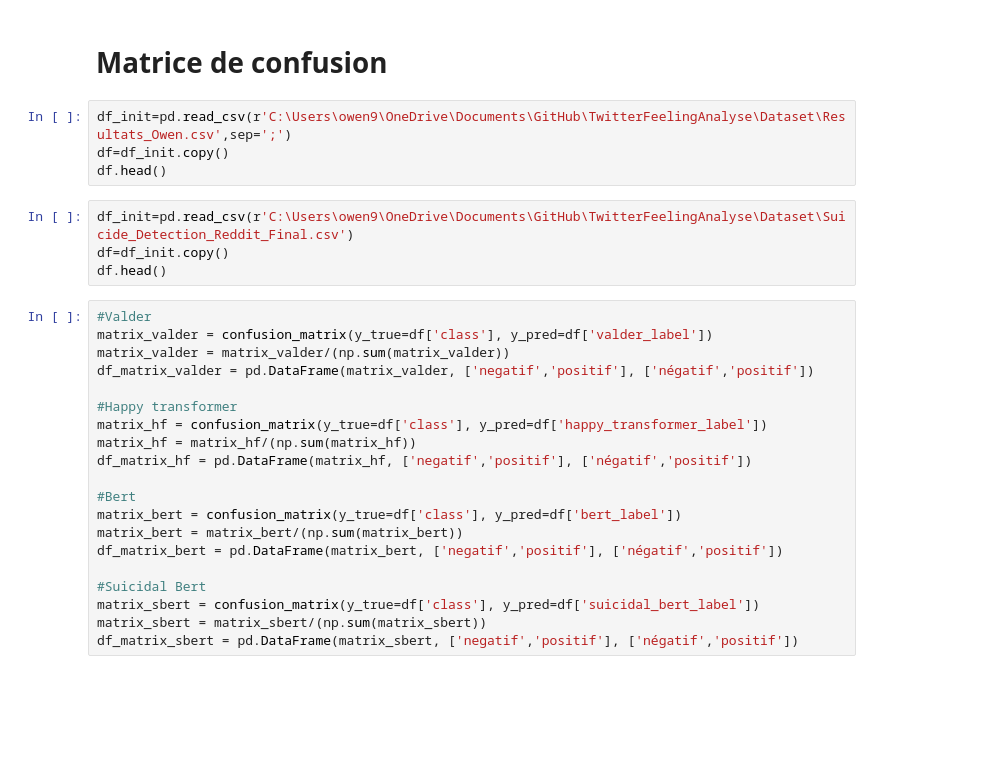
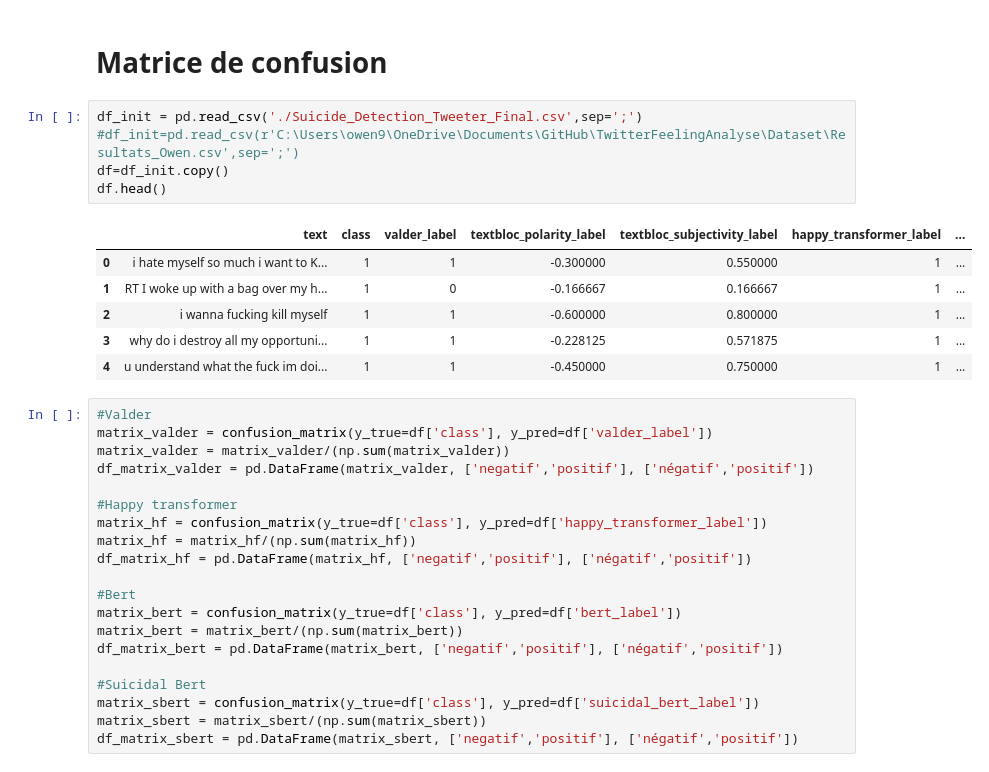
Before and after one commit to Pierre-Portfolio/TwitterFeelingAnalyse, a Jupyter notebook: Livrables/Code/Pierre.ipynb, the cells around one changed output. Drawn from its saved outputs; the diff is of its cells as text; blank space fills up the shorter version.

```diff
--- a/Livrables/Code/Pierre.ipynb
+++ b/Livrables/Code/Pierre.ipynb
@@ -272,13 +352,17 @@ ResultDf
 # %% [markdown]
 # Matrice de confusion
 # %%
-df_init=pd.read_csv(r'C:\Users\owen9\OneDrive\Documents\GitHub\TwitterFeelingAnalyse\Dataset\Resultats_Owen.csv',sep=';')
+df_init = pd.read_csv('./Suicide_Detection_Tweeter_Final.csv',sep=';')
+#df_init=pd.read_csv(r'C:\Users\owen9\OneDrive\Documents\GitHub\TwitterFeelingAnalyse\Dataset\Resultats_Owen.csv',sep=';')
 df=df_init.copy()
 df.head()
+# %% [output]
+|  | text | class | valder_label | textbloc_polarity_label | textbloc_subjectivity_label | happy_transformer_label | ... |
+| 0 | i hate myself so much i want to K... | 1 | 1 | -0.300000 | 0.550000 | 1 | ... |
+| 1 | RT I woke up with a bag over my h... | 1 | 0 | -0.166667 | 0.166667 | 1 | ... |
+| 2 | i wanna fucking kill myself | 1 | 1 | -0.600000 | 0.800000 | 1 | ... |
+| 3 | why do i destroy all my opportuni... | 1 | 1 | -0.228125 | 0.571875 | 1 | ... |
+| 4 | u understand what the fuck im doi... | 1 | 1 | -0.450000 | 0.750000 | 1 | ... |
-# %%
-df_init=pd.read_csv(r'C:\Users\owen9\OneDrive\Documents\GitHub\TwitterFeelingAnalyse\Dataset\Suicide_Detection_Reddit_Final.csv')
-df=df_init.copy()
-df.head()
 # %%
 #Valder
 matrix_valder = confusion_matrix(y_true=df['class'], y_pred=df['valder_label'])
```
Also changed, not shown: parts of 11 cells of this notebook.
